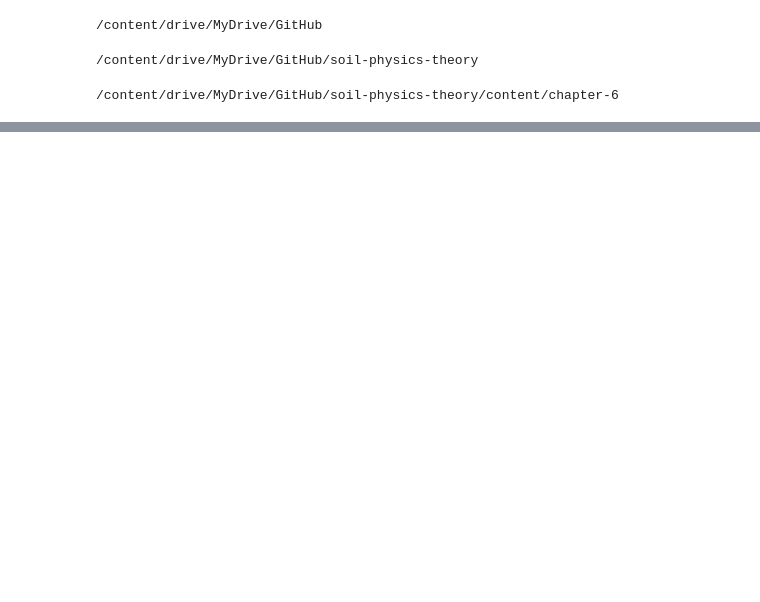
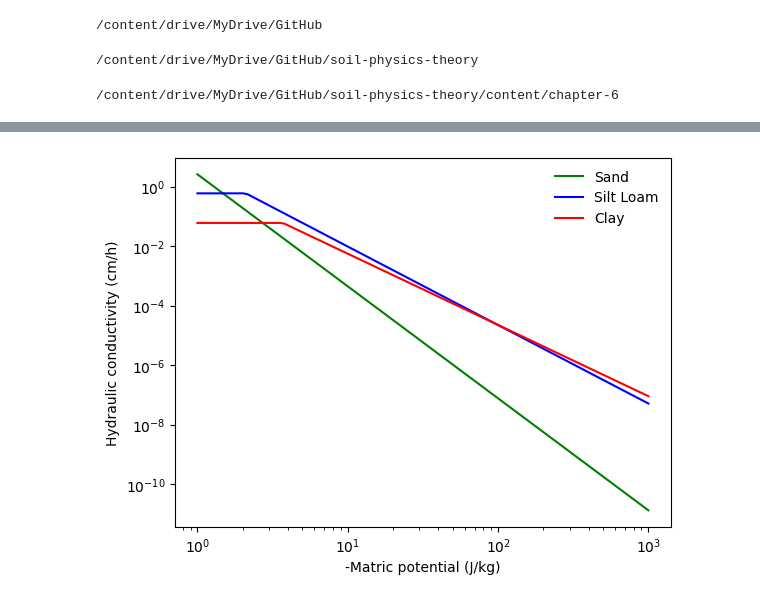
Before and after one commit to soil-physics-okstate/soil-physics-theory, a Jupyter notebook: content/chapter-6/mab_chapter6.ipynb, the cells around one changed output, grey strips where cells are left out. Cells and saved outputs as stored; diff of their text form; code cells hidden in the pictures; blank space fills up the shorter version.

```diff
--- a/content/chapter-6/mab_chapter6.ipynb
+++ b/content/chapter-6/mab_chapter6.ipynb
@@ -51,3 +18,51 @@ plt.show()
+# %%
+##Chapter_6.1
+
+#Hydraulic conductivities of sand, silt loam, and clay
+
+import matplotlib.pyplot as plt
+import numpy as np
+
+psi_m = np.logspace(0, 3, 100)     #logarithmic sequence of matric potential values
+
+##For sand
+
+psi_e_sand = -0.7       #kPa
+b_sand = 1.7
+theta_s = 0.5           #m^3/m^3
+
+Ks_sand = 0.07 * (theta_s * (1 - (-psi_e_sand/33)**(1/b_sand)))**4                 #Equation_6.34 [cm/s]
+K_sand = np.piecewise(-psi_m, [-psi_m < psi_e_sand, -psi_m >= psi_e_sand], [lambda x: Ks_sand*(psi_e_sand/x)**(2+3/b_sand), Ks_sand])    #Equation_6.35 [cm/s]
+
+##For siltloam
+
+psi_e_siltloam = -2.1   #kPa
+b_siltloam = 4.7
+theta_s = 0.5           #m^3/m^3
+
+Ks_siltloam = 0.07 * (theta_s * (1 - (-psi_e_siltloam/33)**(1/b_siltloam)))**4     #Equation_6.34 [cm/s]
+K_siltloam = np.piecewise(-psi_m, [-psi_m < psi_e_siltloam, -psi_m >= psi_e_siltloam], [lambda x: Ks_siltloam*(psi_e_siltloam/x)**(2+3/b_siltloam), Ks_siltloam])    #Equation_6.35 [cm/s]
+
+##For clay
+
+psi_e_clay = -3.7       #kPa
+b_clay = 7.6
+theta_s = 0.5           #m^3/m^3
+
+Ks_clay = 0.07 * (theta_s * (1 - (-psi_e_clay/33)**(1/b_clay)))**4                 #Equation_6.34 [cm/s]
+K_clay = np.piecewise(-psi_m, [-psi_m < psi_e_clay, -psi_m >= psi_e_clay], [lambda x: Ks_clay*(psi_e_clay/x)**(2+3/b_clay), Ks_clay])      #Equation_6.35 [cm/s]
+
+
+plt.loglog(psi,K_sand*3600, "green")
+plt.loglog(psi,K_siltloam*3600, "blue")
+plt.loglog(psi,K_clay*3600, "red")
+plt.xlabel('-Matric potential (J/kg)')
+plt.ylabel('Hydraulic conductivity (cm/h)')
+plt.legend(['Sand', 'Silt Loam', 'Clay'], frameon=False)
+plt.legend
+plt.show()
+# %% [output]
+[figure, added]
 # %%
 ##Chapter_6.2
 
```
Also changed, not shown: parts of 3 cells of this notebook, 1 other file.
